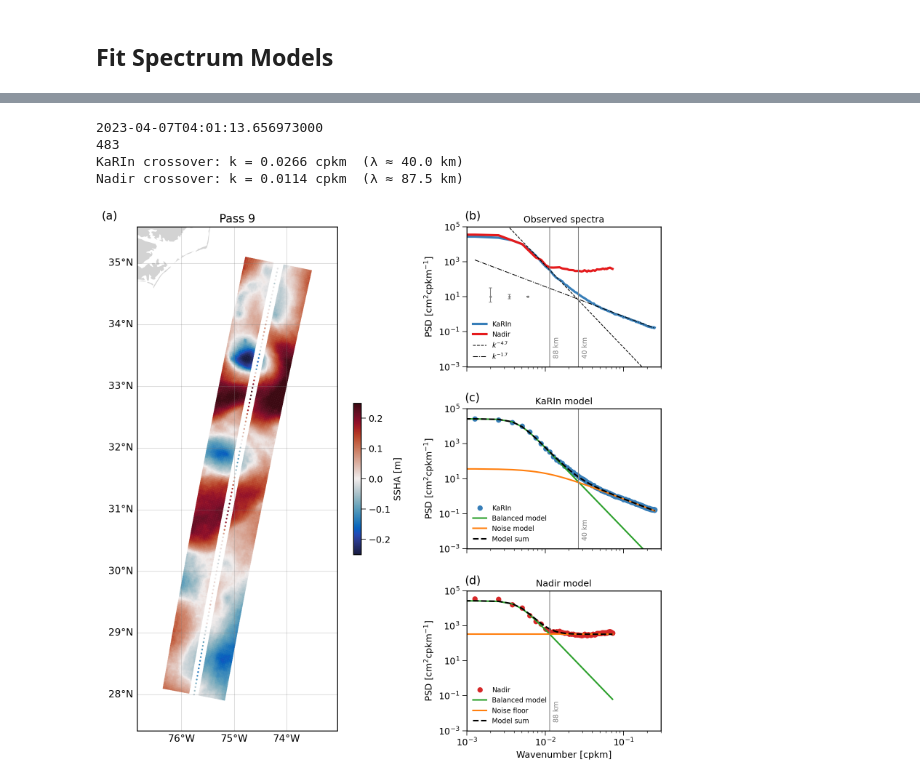
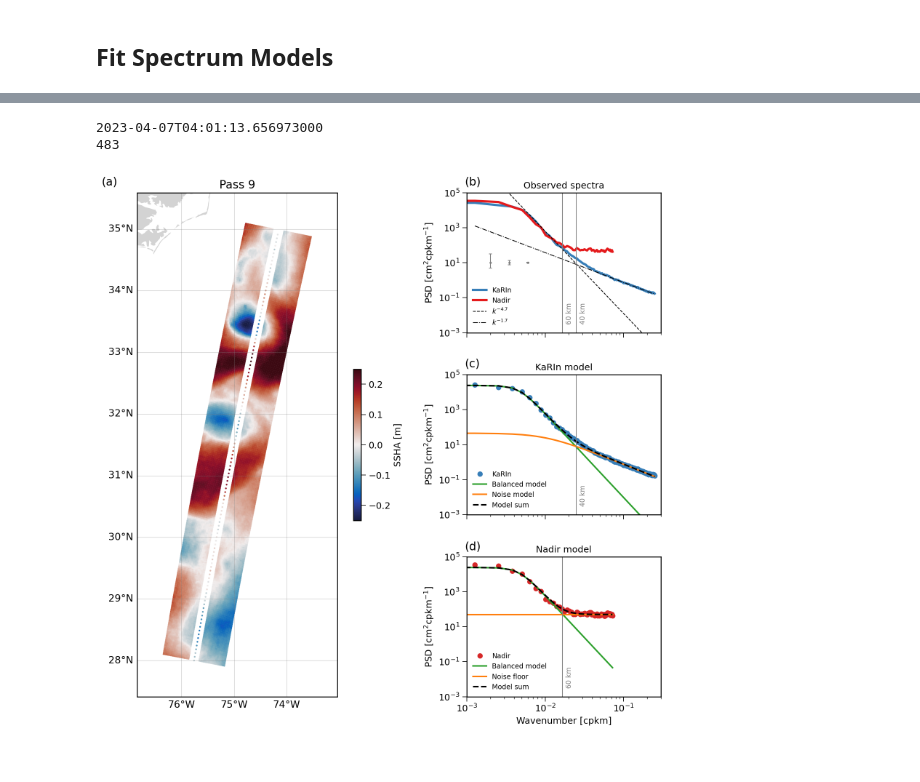
Before and after one commit to jwskinner/SWOT-balanced-extraction, a Jupyter notebook: Spectral_Models_and_Fields.ipynb, the cells around one changed output, grey strips where cells are left out. Cells and saved outputs as stored; diff of their text form; code cells hidden in the pictures.

Commit message:
Update Nadir filter

```diff
--- a/Spectral_Models_and_Fields.ipynb
+++ b/Spectral_Models_and_Fields.ipynb
@@ -41,6 +41,11 @@ swot.process_karin_data(karin)
 swot.load_nadir_data(nadir_files, lat_min, lat_max, nadir)
 swot.process_nadir_data(nadir)
 
+# Clear Nadir Outliers
+bad_track_index = 63
+nadir.ssh[bad_track_index, :] = np.nan
+nadir.ssha[bad_track_index, :] = np.nan
+
 # generate the coordinates
 karin.coordinates()
 nadir.coordinates()
@@ -423,37 +437,40 @@ ratio_karin = sp_balanced_karin / sp_unbalanced_karin
 cross_idx_karin = np.argmin(np.abs(np.log10(ratio_karin)))
 k_cross_karin = k_karin[cross_idx_karin]
 lambda_cross_karin = 1 / k_cross_karin
 lambda_cross_karin = 1 / k_cross_karin
-lambda_cross_karin = 40  # rounded from computed value (~38 km)
-print(f"KaRIn crossover: k = {k_cross_karin:.4f} cpkm  (λ ≈ {lambda_cross_karin:.1f} km)")
+#print(f"KaRIn crossover: k = {k_cross_karin:.4f} cpkm  (λ ≈ {lambda_cross_karin:.1f} km)")
 
 # Nadir crossover (balanced vs noise floor)
 ratio_nadir = sp_balanced_nadir / sp_noise_nadir
 cross_idx_nadir = np.argmin(np.abs(np.log10(ratio_nadir)))
 k_cross_nadir = k_nadir[cross_idx_nadir]
-lambda_cross_nadir = 1 / k_cross_nadir
-print(f"Nadir crossover: k = {k_cross_nadir:.4f} cpkm  (λ ≈ {lambda_cross_nadir:.1f} km)")
+#print(f"Nadir crossover: k = {k_cross_nadir:.4f} cpkm  (λ ≈ {lambda_cross_nadir:.1f} km)")
+
+# ---- Crossover scales (manually specified) ----
+lambda_cross_karin = 40   # km
+lambda_cross_nadir = 60   # km
+
+k_cross_karin = 1 / lambda_cross_karin
+k_cross_nadir = 1 / lambda_cross_nadir
 
 # ---- Add vertical grey lines ----
 for ax in [ax_top, ax_mid]:
     # KaRIn crossover
     ax.axvline(k_cross_karin, color='grey', linestyle='-', linewidth=1.0, alpha=1.0)
     ax.text(k_cross_karin * 1.1, 3e-3,
             f'{lambda_cross_karin:.0f} km',
             rotation=90, color='grey', fontsize=9, va='bottom', ha='left')
 for ax in [ax_top, ax_bot]:
     # Nadir crossover
     ax.axvline(k_cross_nadir, color='grey', linestyle='-', linewidth=1.0, alpha=1.0)
     ax.text(k_cross_nadir * 1.1, 3e-3,
             f'{lambda_cross_nadir:.0f} km',
             rotation=90, color='grey', fontsize=9, va='bottom', ha='left')
 
 plt.tight_layout()
 fig.savefig("fig1.pdf", bbox_inches='tight')
 plt.show()
 # %% [output]
 2023-04-07T04:01:13.656973000
 483
-KaRIn crossover: k = 0.0266 cpkm  (λ ≈ 40.0 km)
-Nadir crossover: k = 0.0114 cpkm  (λ ≈ 87.5 km)
-[figure, old version]
+[figure, new version]
```
Also changed, not shown: parts of 5 cells of this notebook, 14 other files.
